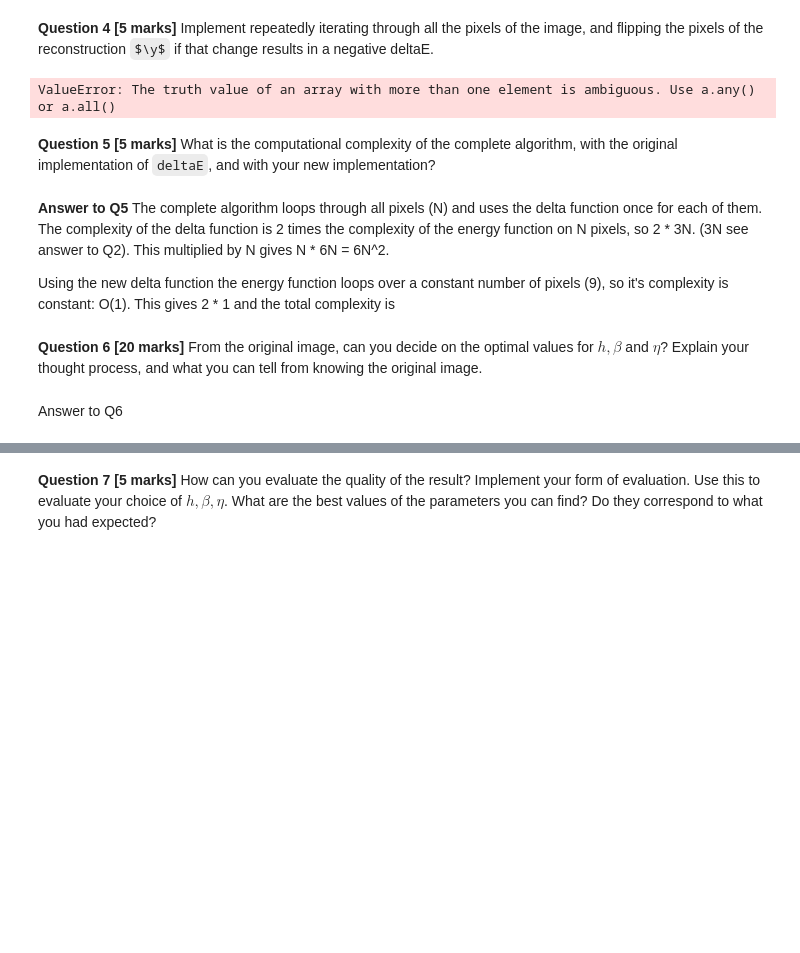
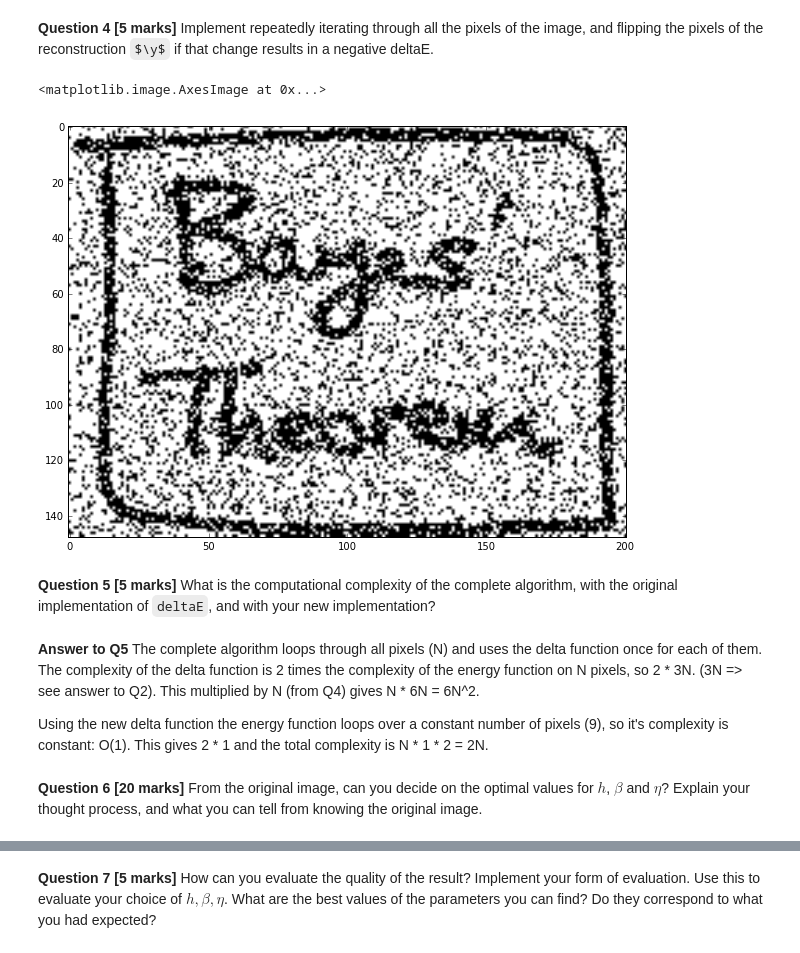
Before and after one commit to thomasbrus/machine-learning, a Jupyter notebook: advanced/practicum/week-1/lab-1.ipynb, the cells around one changed output, grey strips where cells are left out. Saved outputs shown, nothing was run; the diff lists cells and outputs as text; code cells hidden in the pictures; some formulas as TeX source; blank space fills up the shorter version.

```diff
--- a/advanced/practicum/week-1/lab-1.ipynb
+++ b/advanced/practicum/week-1/lab-1.ipynb
@@ -71,7 +71,7 @@ where the sum over all pixels $i$ and neighobours $j$ of $i$. Notice that in thi
 # %%
 # Answer to Q1
 def energy(h, beta, eta, x, y):
-    bias = h * sum(x.flat)
+    bias = sum(x.flat)
 
     clique1 = 0
 
@@ -82,9 +82,9 @@ def energy(h, beta, eta, x, y):
             if j > 0: clique1 += x[i,j] * x[i, j-1]
             if j < x.shape[1] - 1: clique1 += x[i,j] * x[i, j+1]
 
-    clique2 = eta * sum([xi * yi for xi, yi in zip(x.flat, y.flat)])
+    clique2 = sum([xi * yi for xi, yi in zip(x.flat, y.flat)])
 
-    return bias - clique1 - clique2
+    return h * bias - beta * clique1 - eta * clique2
 
 # Example
 print energy(1.0, 1.0, 1.0, np.array([[1, 1, 1], [1, 1, 1]]), np.array([[1, 1, 1], [1, 1, 1]]))
@@ -137,24 +137,25 @@ print myDeltaE(1.0, 1.0, 1.0, myX, myY, 1, 1)
 # %%
 # Answer to Q4
 
-h = 1.
-beta = 1.
-eta = 1.
-Y = im.copy()
+h = 0.2
+beta = 0.88
+eta = 0.2
+Y = X.copy()
 
 for r in xrange(X.shape[0]):
     for c in xrange(X.shape[1]):
-        if deltaE(h, beta, eta, X, Y, r, c) < 0:
+        if myDeltaE(h, beta, eta, X, Y, r, c) < 0:
             Y[r, c] = -Y[r, c]
+
+plt.imshow(Y, cmap="bone")
 # %% [output]
-ValueError: The truth value of an array with more than one element is ambiguous. Use a.any() or a.all()
+<matplotlib.image.AxesImage at 0x...>
+[figure, added]
 # %% [markdown]
 **Question 5 [5 marks]** What is the computational complexity of the complete algorithm, with the original implementation of `deltaE`, and with your new implementation?
 # %% [markdown]
-**Answer to Q5** The complete algorithm loops through all pixels (N) and uses the delta function once for each of them. The complexity of the delta function is 2 times the complexity of the energy function on N pixels, so 2 * 3N. (3N see answer to Q2). This multiplied by N gives N * 6N = 6N^2.
+**Answer to Q5** The complete algorithm loops through all pixels (N) and uses the delta function once for each of them. The complexity of the delta function is 2 times the complexity of the energy function on N pixels, so 2 \* 3N. (3N => see answer to Q2). This multiplied by N (from Q4) gives N * 6N = 6N^2.
 
-Using the new delta function the energy function loops over a constant number of pixels (9), so it's complexity is constant: O(1). This gives 2 * 1 and the total complexity is
+Using the new delta function the energy function loops over a constant number of pixels (9), so it's complexity is constant: O(1). This gives 2 * 1 and the total complexity is N * 1 * 2 = 2N.
 # %% [markdown]
-**Question 6 [20 marks]** From the original image, can you decide on the optimal values for $h,\beta$ and $\eta$? Explain your thought process, and what you can tell from knowing the original image.
+**Question 6 [20 marks]** From the original image, can you decide on the optimal values for $h$, $\beta$ and $\eta$? Explain your thought process, and what you can tell from knowing the original image.
-# %% [markdown]
-Answer to Q6
```
Also changed, not shown: parts of 5 cells of this notebook.
